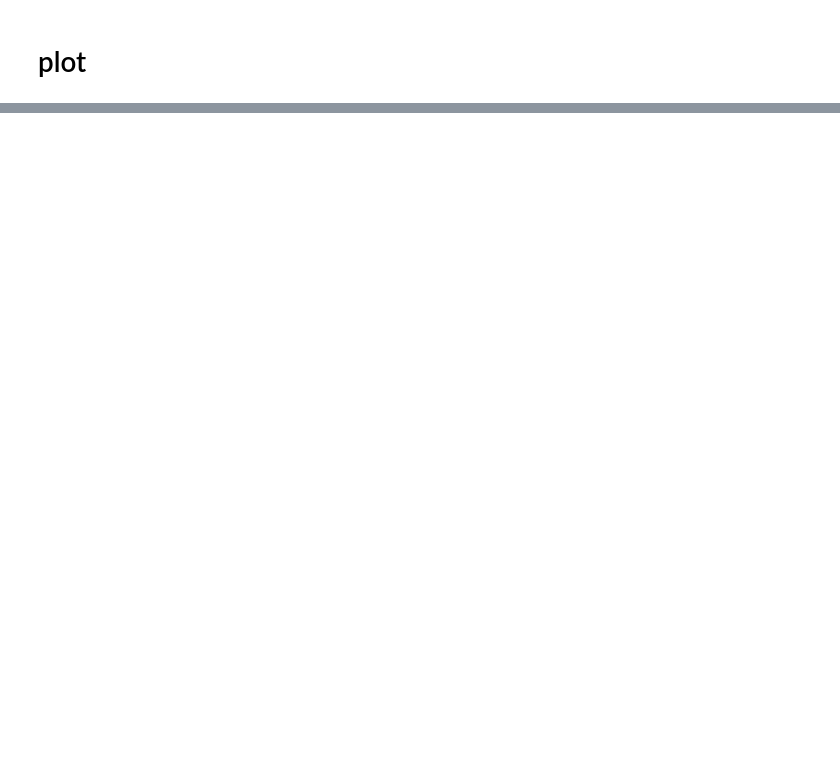
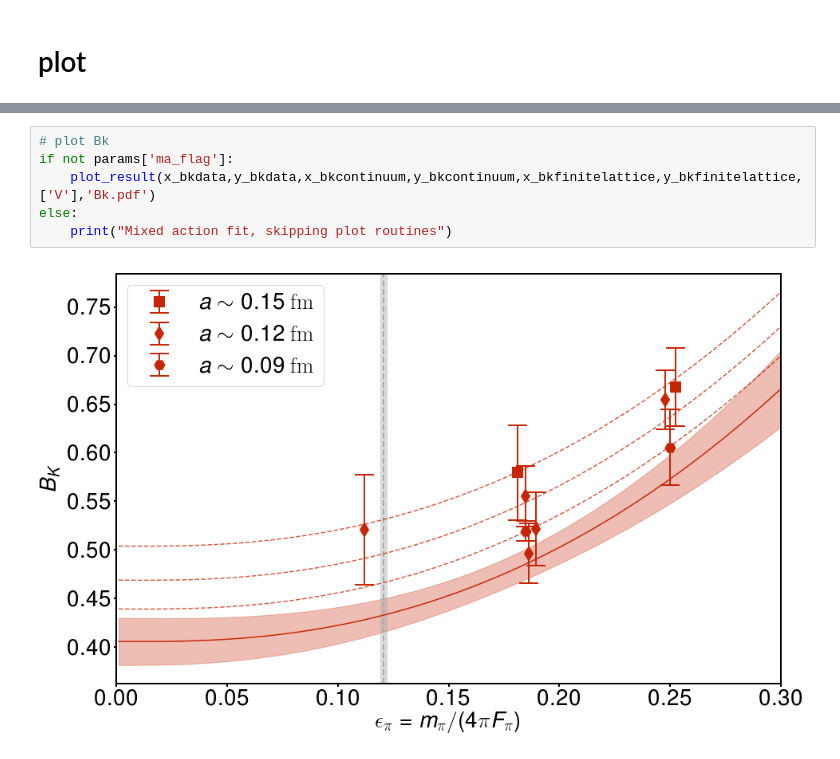
Before and after one commit to callat-qcd/project_0vbb, a Jupyter notebook: 0vbb_workbook.ipynb, the cells around one changed output, grey strips where cells are left out. Drawn from its saved outputs; the diff is of its cells as text; blank space fills up the shorter version.

```diff
--- a/0vbb_workbook.ipynb
+++ b/0vbb_workbook.ipynb
@@ -683,3 +702,11 @@ Mixed action fit, skipping plot routines
+# %%
+# plot Bk
+if not params['ma_flag']:
+    plot_result(x_bkdata,y_bkdata,x_bkcontinuum,y_bkcontinuum,x_bkfinitelattice,y_bkfinitelattice,['V'],'Bk.pdf')
+else:
+    print("Mixed action fit, skipping plot routines")
+# %% [output]
+[figure, added]
 # %% [markdown]
 <center>
     <span style="color: black; font-family: Helvetica; font-size: 2em">
```
Also changed, not shown: parts of 11 cells of this notebook, 5 other files.
